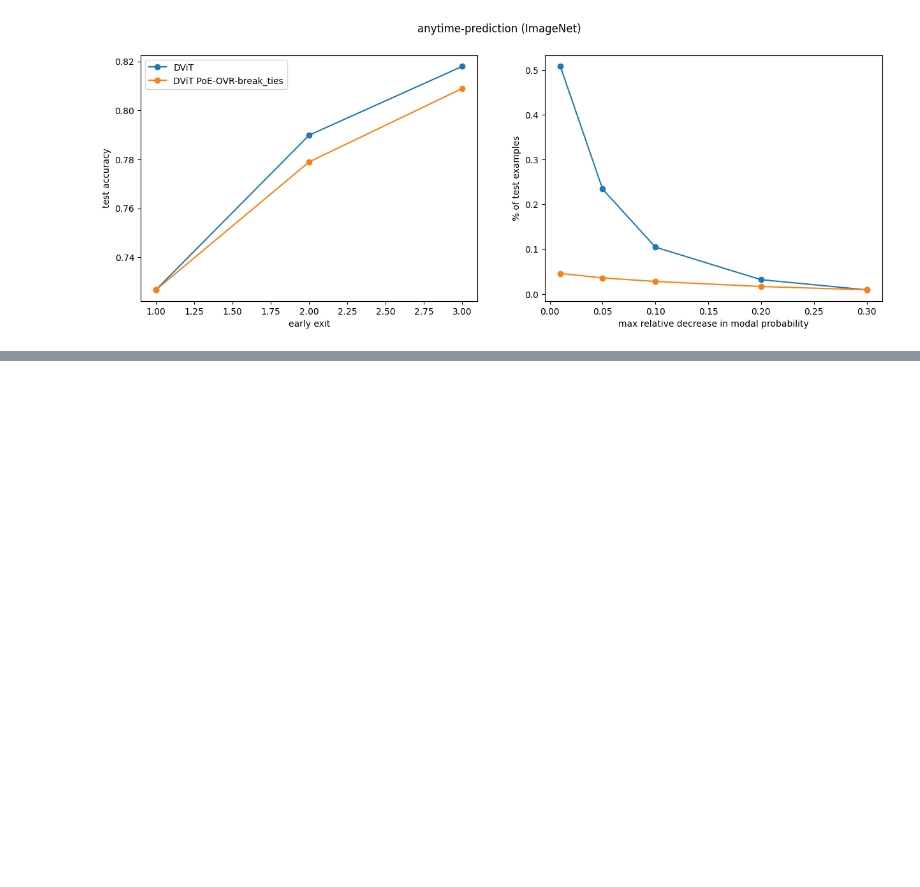
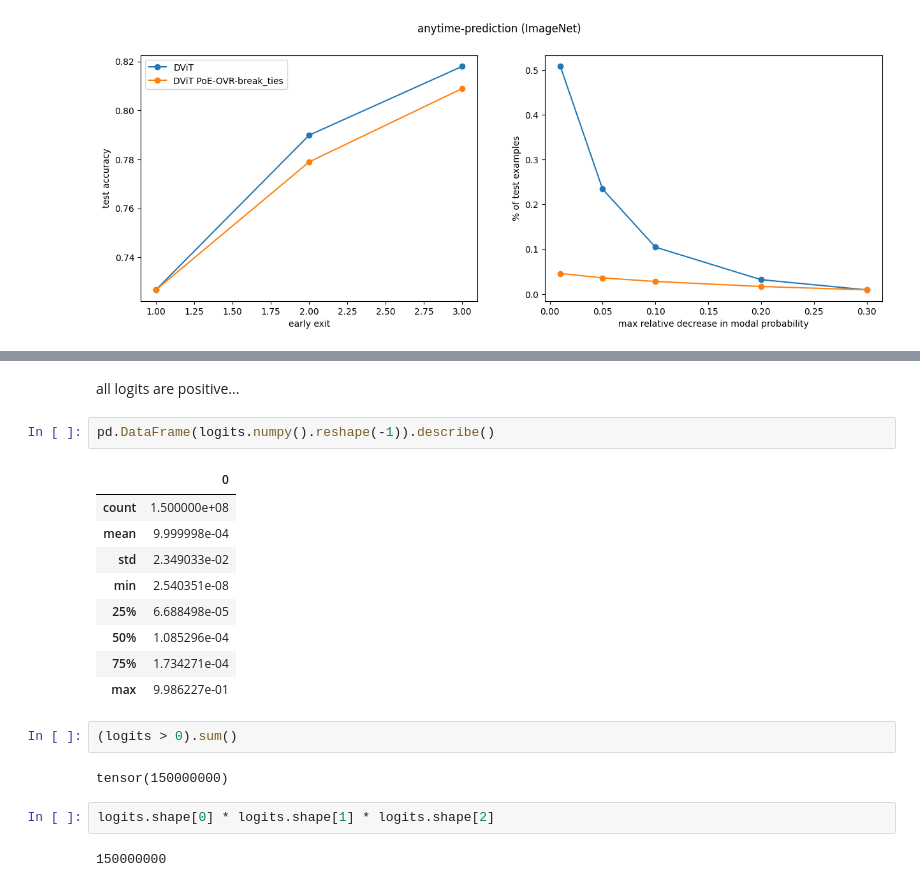
Before and after one commit to metodj/Dynamic-Vision-Transformer, a Jupyter notebook: modal_probs.ipynb, the cells around one changed output, grey strips where cells are left out. Drawn from its saved outputs; the diff is of its cells as text; blank space fills up the shorter version.

Commit message:
positive logits DViT

```diff
--- a/modal_probs.ipynb
+++ b/modal_probs.ipynb
@@ -148,0 +226,22 @@ plt.show()
+# %% [markdown]
+all logits are positive...
+# %%
+pd.DataFrame(logits.numpy().reshape(-1)).describe()
+# %% [output]
+|  | 0 |
+| count | 1.500000e+08 |
+| mean | 9.999998e-04 |
+| std | 2.349033e-02 |
+| min | 2.540351e-08 |
+| 25% | 6.688498e-05 |
+| 50% | 1.085296e-04 |
+| 75% | 1.734271e-04 |
+| max | 9.986227e-01 |
+# %%
+(logits > 0).sum()
+# %% [output]
+tensor(150000000)
+# %%
+logits.shape[0] * logits.shape[1] * logits.shape[2]
+# %% [output]
+150000000
```
Also changed, not shown: parts of 9 cells of this notebook.
